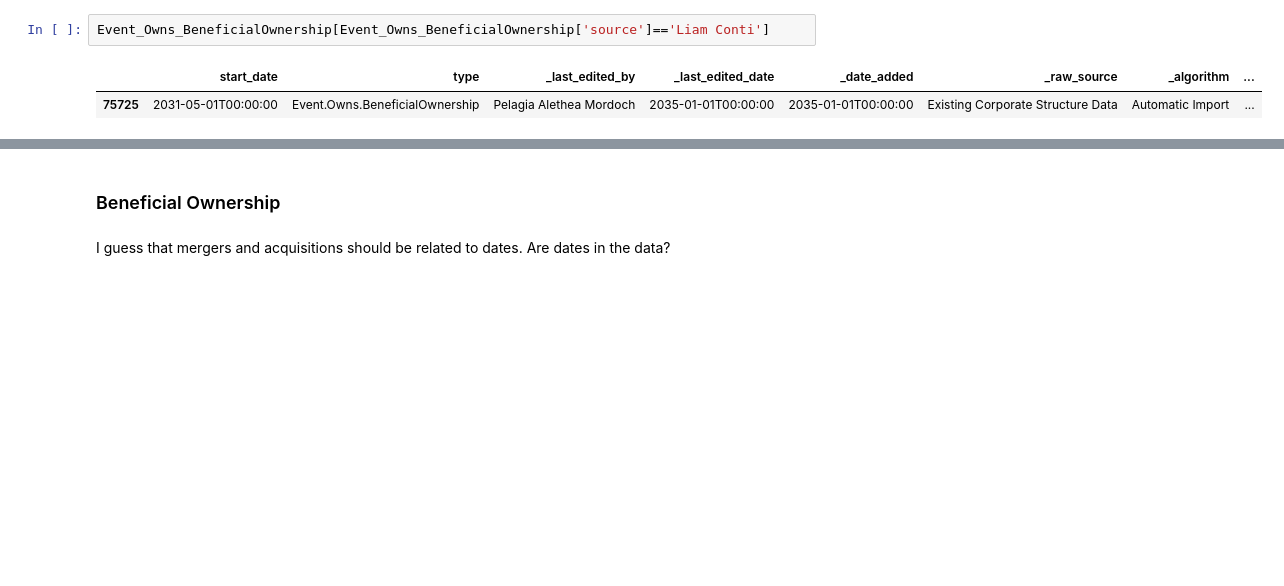
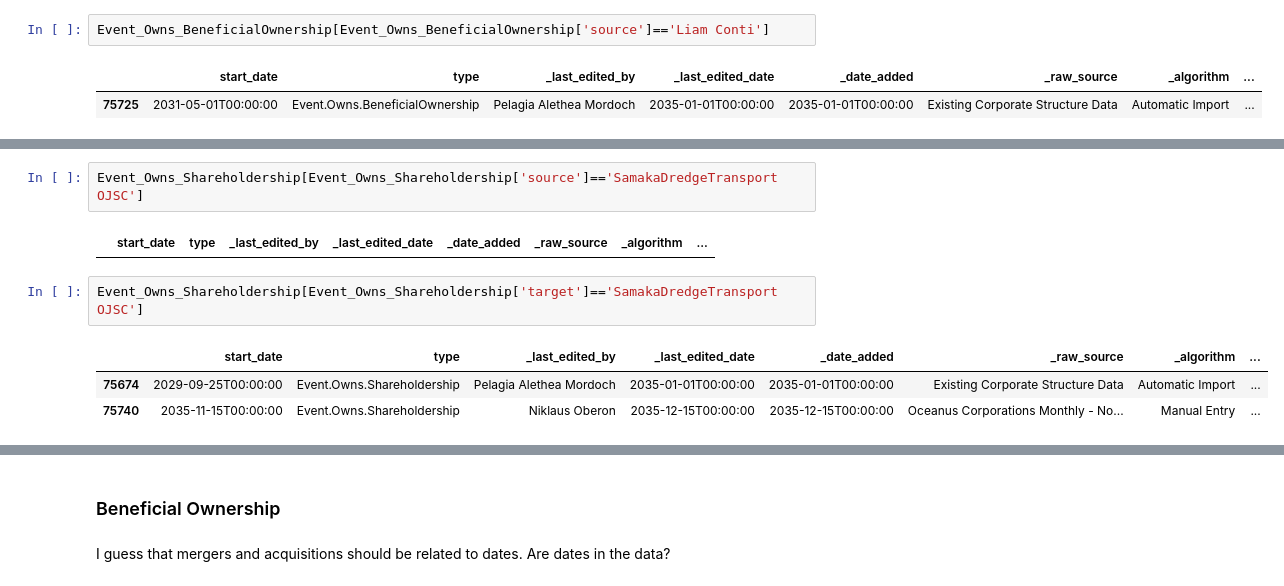
Before and after one commit to bettachini/visualizacion, a Jupyter notebook: vast2024/dernier.ipynb, the cells around one changed output, grey strips where cells are left out. Saved outputs shown, nothing was run; the diff lists cells and outputs as text; blank space fills up the shorter version.

```diff
--- a/vast2024/dernier.ipynb
+++ b/vast2024/dernier.ipynb
@@ -307,0 +326,10 @@ Event_Owns_BeneficialOwnership[Event_Owns_BeneficialOwnership['source']=='Liam C
+# %%
+Event_Owns_Shareholdership[Event_Owns_Shareholdership['source']=='SamakaDredgeTransport OJSC']
+# %% [output]
+|  | start_date | type | _last_edited_by | _last_edited_date | _date_added | _raw_source | _algorithm | ... |
+# %%
+Event_Owns_Shareholdership[Event_Owns_Shareholdership['target']=='SamakaDredgeTransport OJSC']
+# %% [output]
+|  | start_date | type | _last_edited_by | _last_edited_date | _date_added | _raw_source | _algorithm | ... |
+| 75674 | 2029-09-25T00:00:00 | Event.Owns.Shareholdership | Pelagia Alethea Mordoch | 2035-01-01T00:00:00 | 2035-01-01T00:00:00 | Existing Corporate Structure Data | Automatic Import | ... |
+| 75740 | 2035-11-15T00:00:00 | Event.Owns.Shareholdership | Niklaus Oberon | 2035-12-15T00:00:00 | 2035-12-15T00:00:00 | Oceanus Corporations Monthly - No... | Manual Entry | ... |
```
Also changed, not shown: parts of 15 cells of this notebook, 13 other files.
